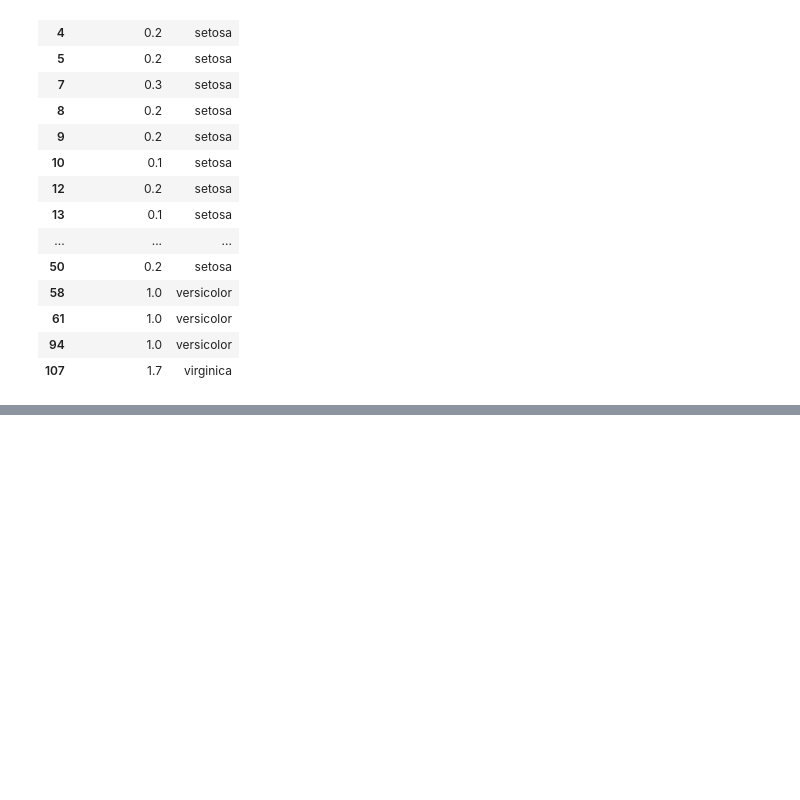
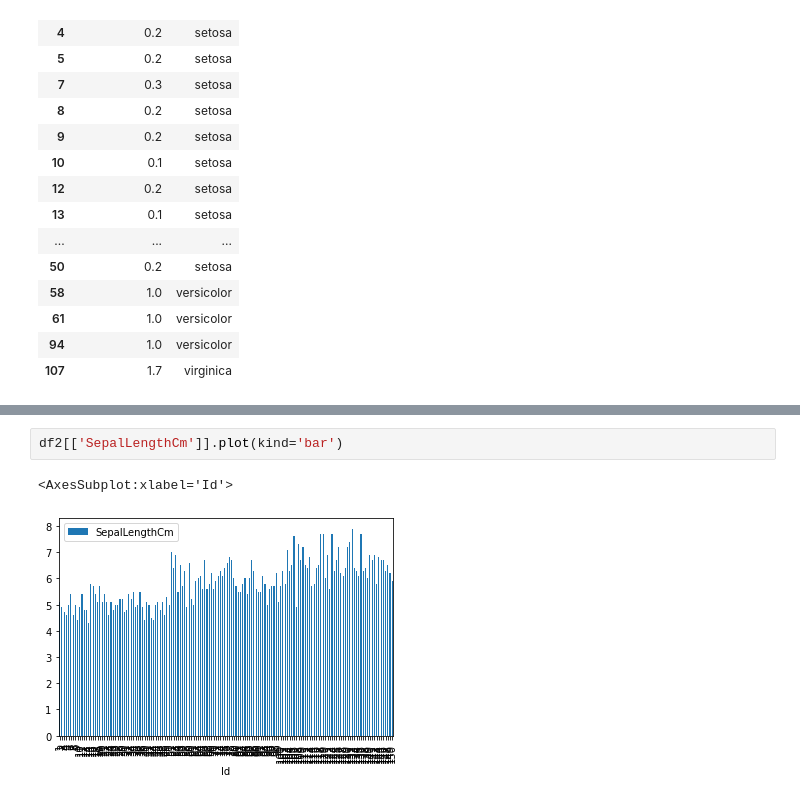
Before and after one commit to Swagata04/MLDS, a Jupyter notebook: HRV/DataScience/Dtavisualisation/datawrangling.ipynb, the cells around one changed output, grey strips where cells are left out. Cells and saved outputs as stored; diff of their text form; blank space fills up the shorter version.

```diff
--- a/HRV/DataScience/Dtavisualisation/datawrangling.ipynb
+++ b/HRV/DataScience/Dtavisualisation/datawrangling.ipynb
@@ -357,0 +360,5 @@ df2.groupby(by='Species').aggregate(np.median)
+# %%
+df2[['SepalLengthCm']].plot(kind='bar')
+# %% [output]
+<AxesSubplot:xlabel='Id'>
+[figure, added]
```
Also changed, not shown: parts of 14 cells of this notebook, 3 other files.
